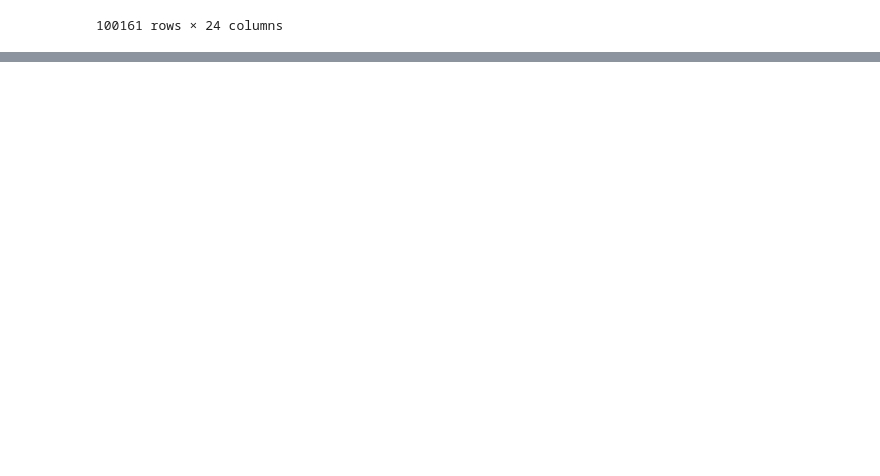
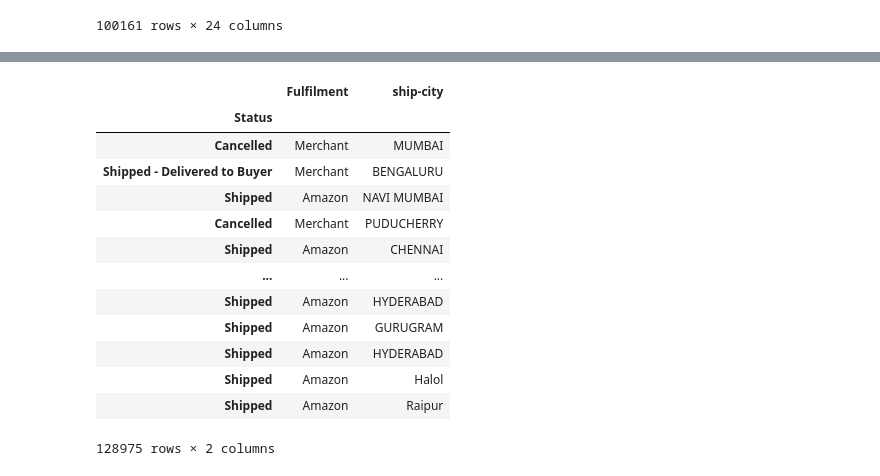
Before and after one commit to JohnKimaiyo/Business-Analyst-Projects, a Jupyter notebook: Python Data Analysis Tutorials/Filtering Columns and Rows in Pandas/Amazon Sales .ipynb, the cells around one changed output, grey strips where cells are left out. Saved outputs shown, nothing was run; the diff lists cells and outputs as text; code cells hidden in the pictures; blank space fills up the shorter version.

```diff
--- a/Python Data Analysis Tutorials/Filtering Columns and Rows in Pandas/Amazon Sales .ipynb
+++ b/Python Data Analysis Tutorials/Filtering Columns and Rows in Pandas/Amazon Sales .ipynb
@@ -55,0 +72,17 @@ df2 = df.set_index
+# %%
+df2.filter(items = ["Fulfilment","Sales Channel"," Amount","ship-city"])
+# %% [output]
+|  | Fulfilment | ship-city |
+| Status |  |  |
+| Cancelled | Merchant | MUMBAI |
+| Shipped - Delivered to Buyer | Merchant | BENGALURU |
+| Shipped | Amazon | NAVI MUMBAI |
+| Cancelled | Merchant | PUDUCHERRY |
+| Shipped | Amazon | CHENNAI |
+| ... | ... | ... |
+| Shipped | Amazon | HYDERABAD |
+| Shipped | Amazon | GURUGRAM |
+| Shipped | Amazon | HYDERABAD |
+| Shipped | Amazon | Halol |
+| Shipped | Amazon | Raipur |
+128975 rows × 2 columns
```
Also changed, not shown: parts of 2 cells of this notebook.
